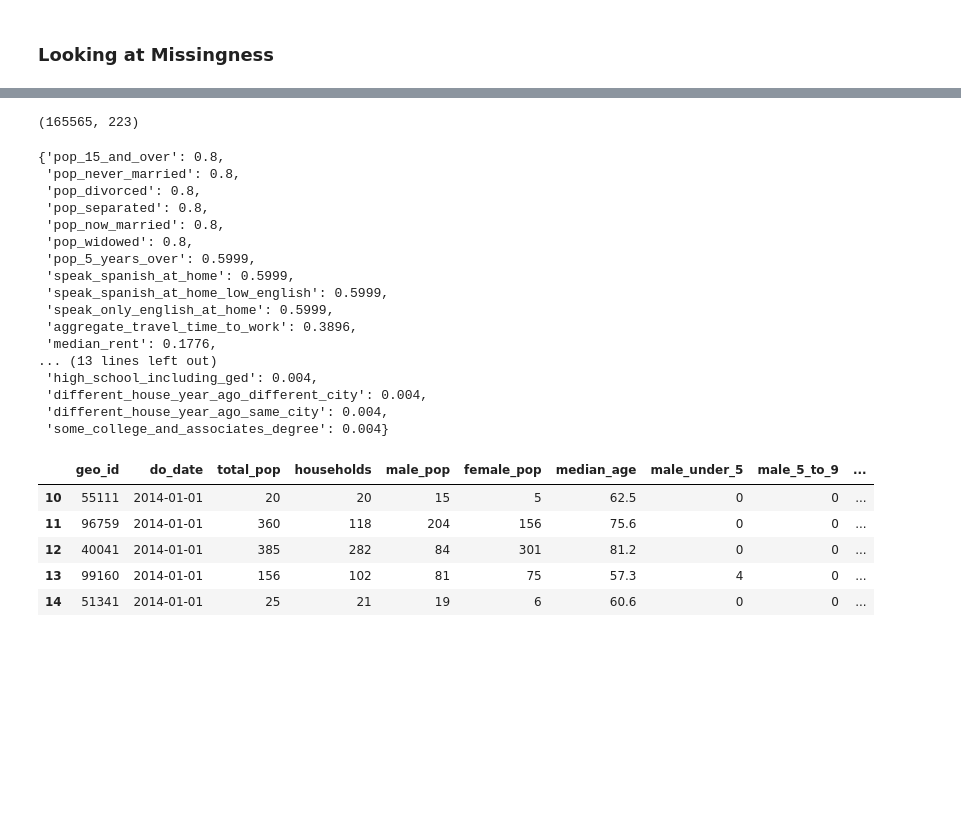
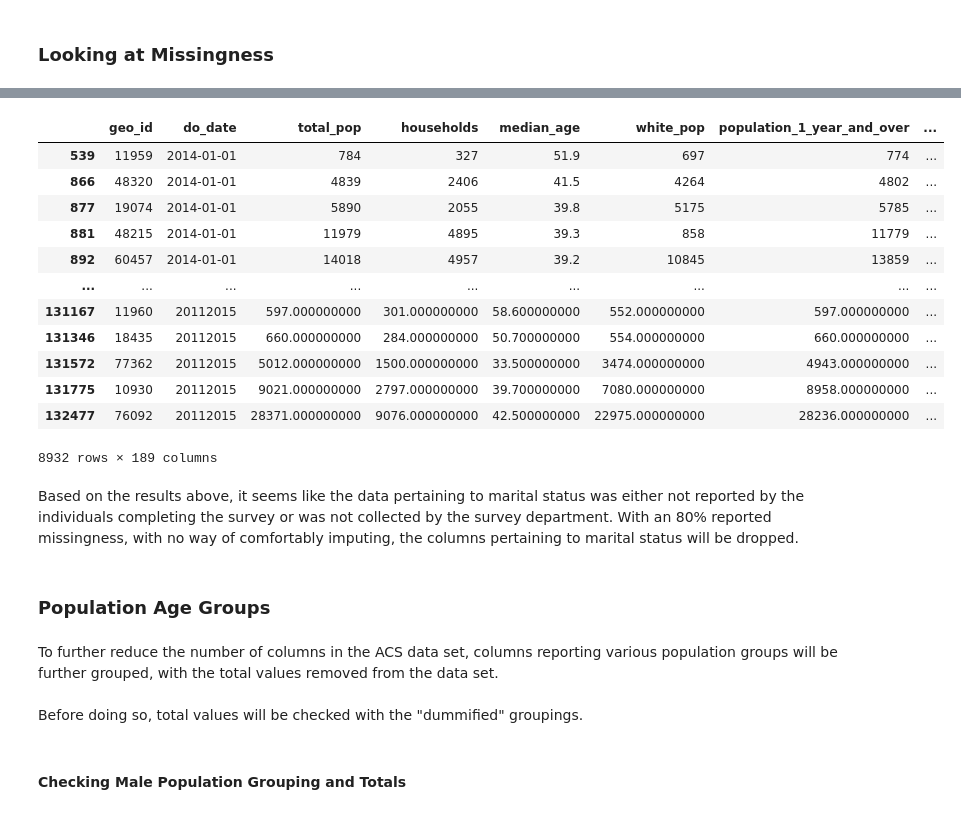
Before and after one commit to valgarland/zri_ml_capstone, a Jupyter notebook: Working/ACS Cleaning and Analysis_vg.ipynb, the cells around one changed output, grey strips where cells are left out. Saved outputs shown, nothing was run; the diff lists cells and outputs as text; code cells hidden in the pictures; blank space fills up the shorter version.

Commit message:
More population cleaning introduced.

```diff
--- a/Working/ACS Cleaning and Analysis_vg.ipynb
+++ b/Working/ACS Cleaning and Analysis_vg.ipynb
@@ -136,3 +135,4 @@ ACS_2014['year'] = 2014
 
 #Combining all ACS dataframes to one global ACS dataframe
 ACS = pd.concat([ACS_2018, ACS_2017, ACS_2016, ACS_2015, ACS_2014], ignore_index = True)
+ACS = ACS.reset_index().drop(columns = 'index')
@@ -139,3 +143,12 @@ ACS = pd.concat([ACS_2018, ACS_2017, ACS_2016, ACS_2015, ACS_2014], ignore_index
+# %%
+#Reading in the Focus Zipcode file
+focus_zip = pd.read_csv('../Data/focus_zipcode.csv')
+
+#Creating a list of pertinent zip codes in str format
+focus_zip_l = focus_zip.RegionName.apply(lambda x: str(x)).to_list()
+
+#Keeping rows that have focus zipcodes in created ACS dataframes
+ACS = ACS.loc[ACS['geo_id'].isin(focus_zip_l)]
 # %% [markdown]
 ### Dropping Income Columns
 # %% [markdown]
@@ -195,35 +208,0 @@ missingness(ACS)
-# %%
-ACS = ACS[ACS['worked_at_home'].notna()]
-# %%
-ACS.shape
-# %% [output]
-(165565, 223)
-# %%
-missingness(ACS)
-# %% [output]
-{'pop_15_and_over': 0.8,
- 'pop_never_married': 0.8,
- 'pop_divorced': 0.8,
- 'pop_separated': 0.8,
- 'pop_now_married': 0.8,
- 'pop_widowed': 0.8,
- 'pop_5_years_over': 0.5999,
- 'speak_spanish_at_home': 0.5999,
- 'speak_spanish_at_home_low_english': 0.5999,
- 'speak_only_english_at_home': 0.5999,
- 'aggregate_travel_time_to_work': 0.3896,
- 'median_rent': 0.1776,
-... (13 lines left out)
- 'high_school_including_ged': 0.004,
- 'different_house_year_ago_different_city': 0.004,
- 'different_house_year_ago_same_city': 0.004,
- 'some_college_and_associates_degree': 0.004}
-# %%
-ACS.head()
-# %% [output]
-|  | geo_id | do_date | total_pop | households | male_pop | female_pop | median_age | male_under_5 | male_5_to_9 | ... |
-| 10 | 55111 | 2014-01-01 | 20 | 20 | 15 | 5 | 62.5 | 0 | 0 | ... |
-| 11 | 96759 | 2014-01-01 | 360 | 118 | 204 | 156 | 75.6 | 0 | 0 | ... |
-| 12 | 40041 | 2014-01-01 | 385 | 282 | 84 | 301 | 81.2 | 0 | 0 | ... |
-| 13 | 99160 | 2014-01-01 | 156 | 102 | 81 | 75 | 57.3 | 4 | 0 | ... |
-| 14 | 51341 | 2014-01-01 | 25 | 21 | 19 | 6 | 60.6 | 0 | 0 | ... |
@@ -231,0 +209,18 @@ zri = pd.read_csv('../Da')
+# %%
+ACS.loc[ACS['pop_now_married'].isna()]
+# %% [output]
+|  | geo_id | do_date | total_pop | households | median_age | white_pop | population_1_year_and_over | ... |
+| 539 | 11959 | 2014-01-01 | 784 | 327 | 51.9 | 697 | 774 | ... |
+| 866 | 48320 | 2014-01-01 | 4839 | 2406 | 41.5 | 4264 | 4802 | ... |
+| 877 | 19074 | 2014-01-01 | 5890 | 2055 | 39.8 | 5175 | 5785 | ... |
+| 881 | 48215 | 2014-01-01 | 11979 | 4895 | 39.3 | 858 | 11779 | ... |
+| 892 | 60457 | 2014-01-01 | 14018 | 4957 | 39.2 | 10845 | 13859 | ... |
+| ... | ... | ... | ... | ... | ... | ... | ... | ... |
+| 131167 | 11960 | 20112015 | 597.000000000 | 301.000000000 | 58.600000000 | 552.000000000 | 597.000000000 | ... |
+| 131346 | 18435 | 20112015 | 660.000000000 | 284.000000000 | 50.700000000 | 554.000000000 | 660.000000000 | ... |
+| 131572 | 77362 | 20112015 | 5012.000000000 | 1500.000000000 | 33.500000000 | 3474.000000000 | 4943.000000000 | ... |
+| 131775 | 10930 | 20112015 | 9021.000000000 | 2797.000000000 | 39.700000000 | 7080.000000000 | 8958.000000000 | ... |
+| 132477 | 76092 | 20112015 | 28371.000000000 | 9076.000000000 | 42.500000000 | 22975.000000000 | 28236.000000000 | ... |
+8932 rows × 189 columns
+# %% [markdown]
+Based on the results above, it seems like the data pertaining to marital status was either not reported by the individuals completing the survey or was not collected by the survey department. With an 80% reported missingness, with no way of comfortably imputing, the columns pertaining to marital status will be dropped.
@@ -231,0 +230,7 @@ zri = pd.read_csv('../Da')
+# %% [markdown]
+### Population Age Groups
+# %% [markdown]
+To further reduce the number of columns in the ACS data set, columns reporting various population groups will be further grouped, with the total values removed from the data set.<br><br>
+Before doing so, total values will be checked with the "dummified" groupings.
+# %% [markdown]
+#### Checking Male Population Grouping and Totals
```
Also changed, not shown: parts of 20 cells of this notebook.
